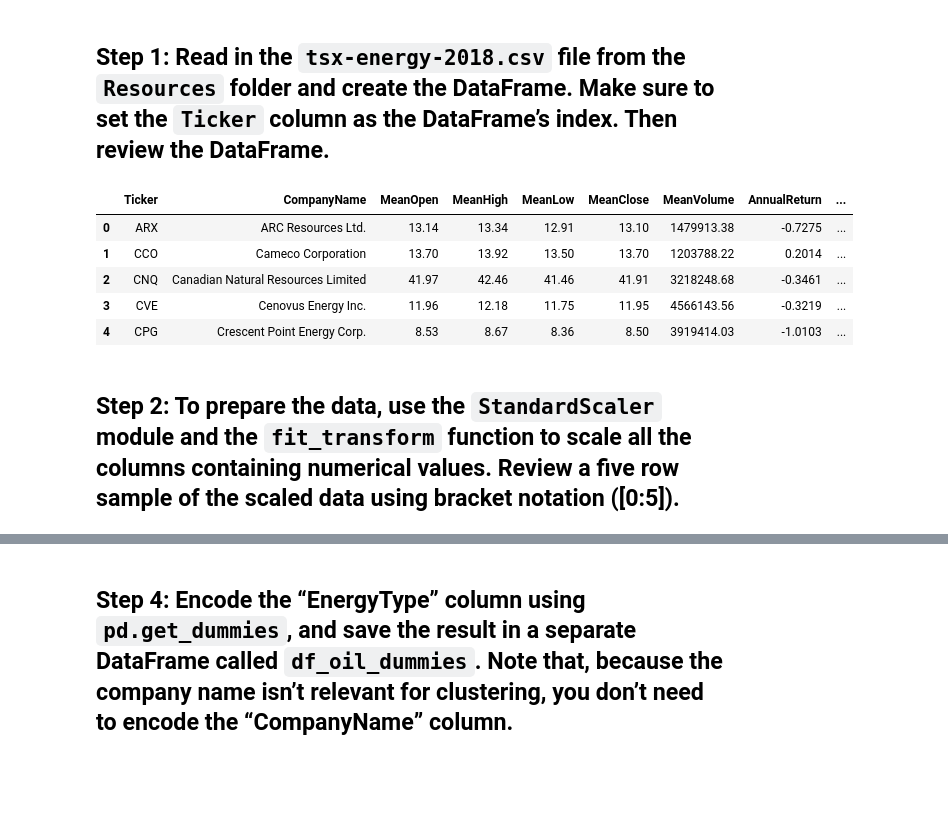
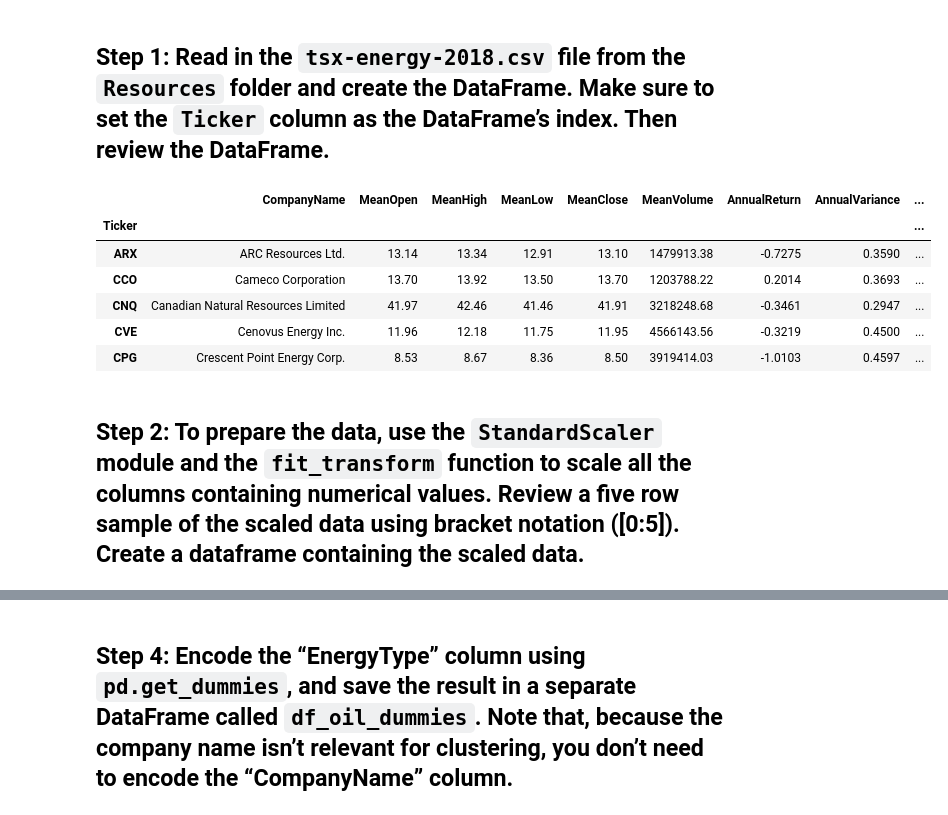
Before and after one commit to ppatel0910/fintech-boot-camp, a Jupyter notebook: Activities/10-Unsupervised-Learning/2/Activities/04-Stu-Standardizing_Stock_Data/Unsolved/standardizing_stock_data.ipynb, the cells around one changed output, grey strips where cells are left out. Cells and saved outputs as stored; diff of their text form; code cells hidden in the pictures; blank space fills up the shorter version.

```diff
--- a/Activities/10-Unsupervised-Learning/2/Activities/04-Stu-Standardizing_Stock_Data/Unsolved/standardizing_stock_data.ipynb
+++ b/Activities/10-Unsupervised-Learning/2/Activities/04-Stu-Standardizing_Stock_Data/Unsolved/standardizing_stock_data.ipynb
@@ -48,21 +49,22 @@ from sklearn.preprocessing import StandardScaler
 # %%
 # Read the CSV file into a Pandas DataFrame
 # Set the index using the Ticker column
 file_path = Path("../Resources/tsx-energy-2018.csv")
-df_stocks = pd.read_csv(file_path)
-
+df_stocks = pd.read_csv(file_path,
+                        index_col = "Ticker")
 
 # Review the DataFrame
 df_stocks.head()
 # %% [output]
-|  | Ticker | CompanyName | MeanOpen | MeanHigh | MeanLow | MeanClose | MeanVolume | AnnualReturn | ... |
-| 0 | ARX | ARC Resources Ltd. | 13.14 | 13.34 | 12.91 | 13.10 | 1479913.38 | -0.7275 | ... |
-| 1 | CCO | Cameco Corporation | 13.70 | 13.92 | 13.50 | 13.70 | 1203788.22 | 0.2014 | ... |
-| 2 | CNQ | Canadian Natural Resources Limited | 41.97 | 42.46 | 41.46 | 41.91 | 3218248.68 | -0.3461 | ... |
-| 3 | CVE | Cenovus Energy Inc. | 11.96 | 12.18 | 11.75 | 11.95 | 4566143.56 | -0.3219 | ... |
-| 4 | CPG | Crescent Point Energy Corp. | 8.53 | 8.67 | 8.36 | 8.50 | 3919414.03 | -1.0103 | ... |
+|  | CompanyName | MeanOpen | MeanHigh | MeanLow | MeanClose | MeanVolume | AnnualReturn | AnnualVariance | ... |
+| Ticker |  |  |  |  |  |  |  |  | ... |
+| ARX | ARC Resources Ltd. | 13.14 | 13.34 | 12.91 | 13.10 | 1479913.38 | -0.7275 | 0.3590 | ... |
+| CCO | Cameco Corporation | 13.70 | 13.92 | 13.50 | 13.70 | 1203788.22 | 0.2014 | 0.3693 | ... |
+| CNQ | Canadian Natural Resources Limited | 41.97 | 42.46 | 41.46 | 41.91 | 3218248.68 | -0.3461 | 0.2947 | ... |
+| CVE | Cenovus Energy Inc. | 11.96 | 12.18 | 11.75 | 11.95 | 4566143.56 | -0.3219 | 0.4500 | ... |
+| CPG | Crescent Point Energy Corp. | 8.53 | 8.67 | 8.36 | 8.50 | 3919414.03 | -1.0103 | 0.4597 | ... |
 # %% [markdown]
-## Step 2: To prepare the data, use the `StandardScaler` module and the `fit_transform` function to scale all the columns containing numerical values. Review a five row sample of the scaled data using bracket notation ([0:5]).
+## Step 2: To prepare the data, use the `StandardScaler` module and the `fit_transform` function to scale all the columns containing numerical values. Review a five row sample of the scaled data using bracket notation ([0:5]). Create a dataframe containing the scaled data.
 # %%
 # Use the StandardScaler module and fit_transform function to
 # scale all columns with numerical values
```
Also changed, not shown: parts of 11 cells of this notebook, 1 other file.
